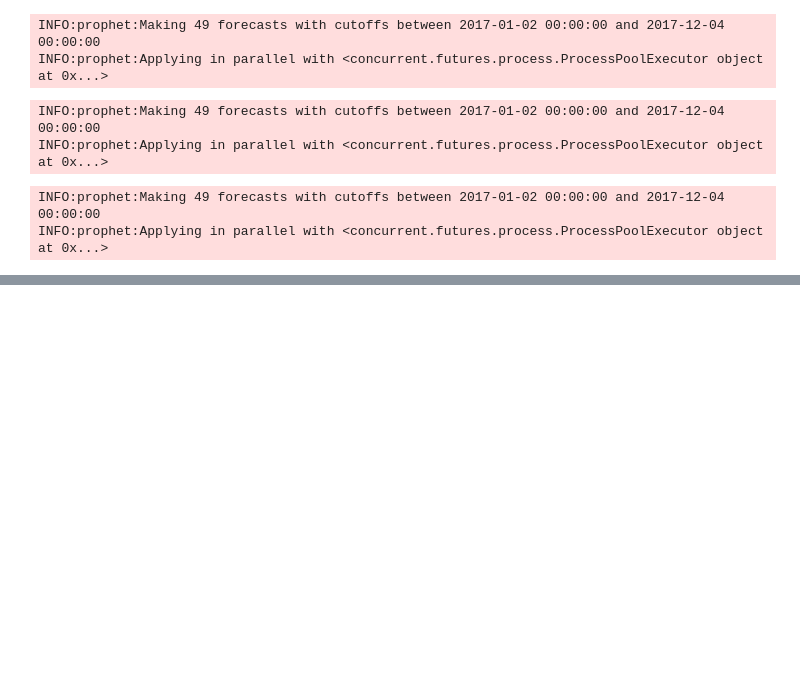
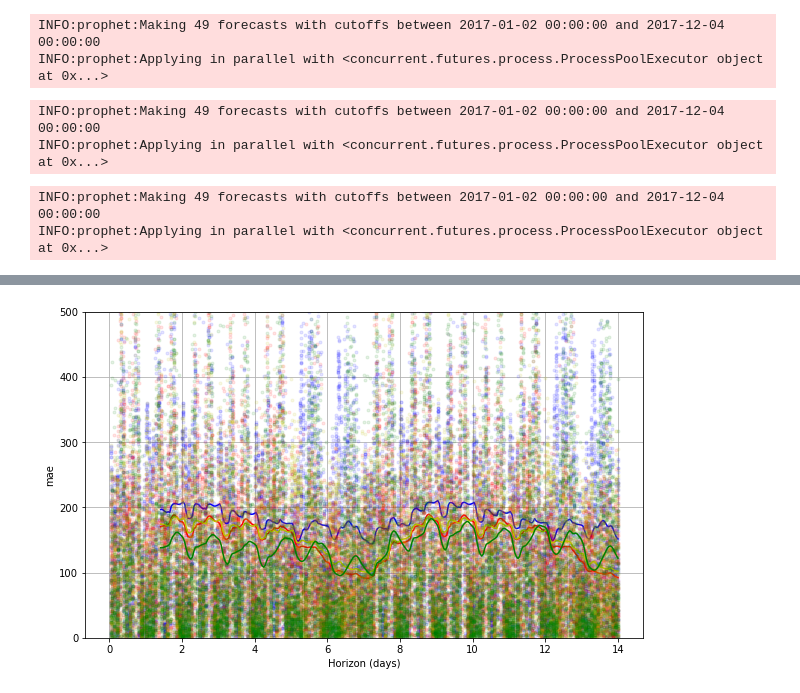
Before and after one commit to raffg/prophet_presentation, a Jupyter notebook: comparing_cv_models.ipynb, the cells around one changed output, grey strips where cells are left out. Cells and saved outputs as stored; diff of their text form; code cells hidden in the pictures; blank space fills up the shorter version.

```diff
--- a/comparing_cv_models.ipynb
+++ b/comparing_cv_models.ipynb
@@ -284,0 +301,9 @@ plt.show()
+# %%
+fig = plot_cv(df_cv1, metric='mae', color='b')
+plot_cv(df_cv2, metric='mae', ax=fig.gca(), color='r')
+plot_cv(df_cv3, metric='mae', ax=fig.gca(), color='y')
+plot_cv(df_cv4, metric='mae', ax=fig.gca(), color='g')
+plt.ylim(0, 500)
+plt.show()
+# %% [output]
+[figure, added]
```
Also changed, not shown: parts of 10 cells of this notebook.
